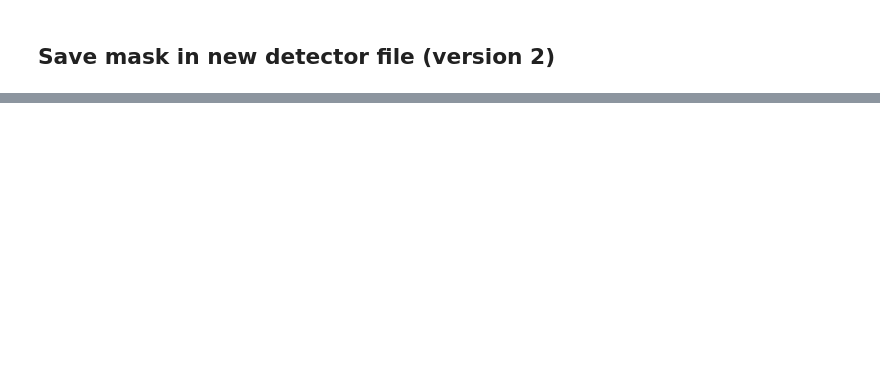
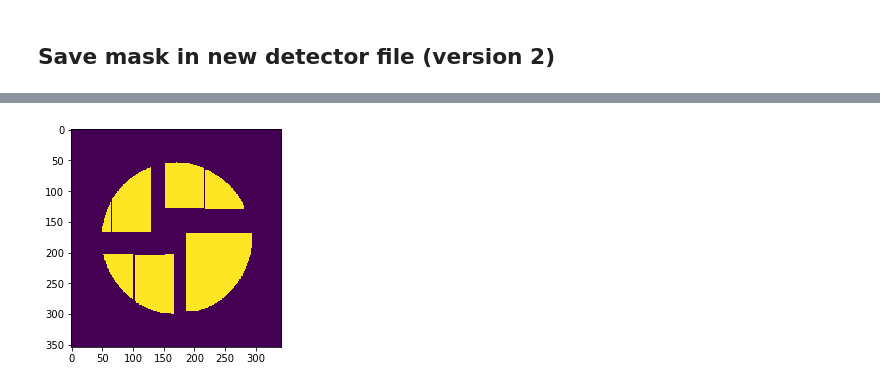
Before and after one commit to FXIhub/xfel2145, a Jupyter notebook: analysis/geometry/sparse-lowq-mask.ipynb, the cells around one changed output, grey strips where cells are left out. Cells and saved outputs as stored; diff of their text form; code cells hidden in the pictures; blank space fills up the shorter version.

```diff
--- a/analysis/geometry/sparse-lowq-mask.ipynb
+++ b/analysis/geometry/sparse-lowq-mask.ipynb
@@ -117,0 +126,8 @@ with h5py.File(new_detector, "a") as f:
+# %%
+qr = np.sqrt(qx**2 + qy**2)
+new_mask3[qr>70] = 2
+# %%
+plt.imshow(utils.assemble(np.transpose(qr<70,axes=(0,2,1)), geomfile='../../geometry/b2_lowq.geom'))
+plt.show()
+# %% [output]
+[figure, added]
```
Also changed, not shown: parts of 8 cells of this notebook, 3 other files.
